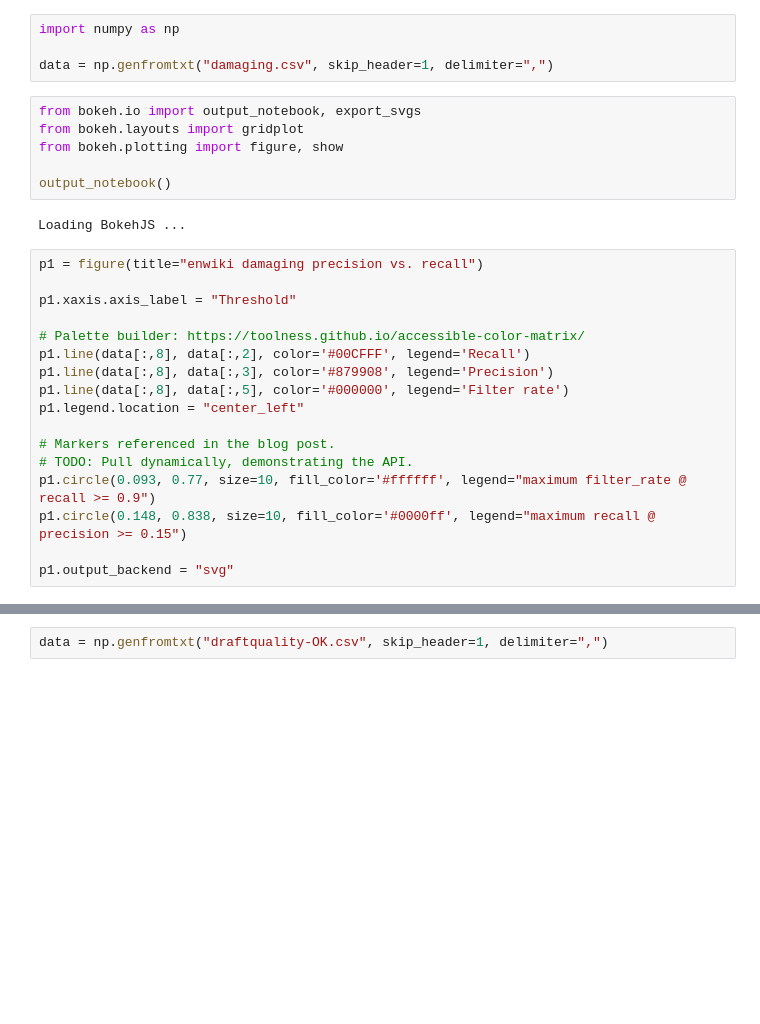
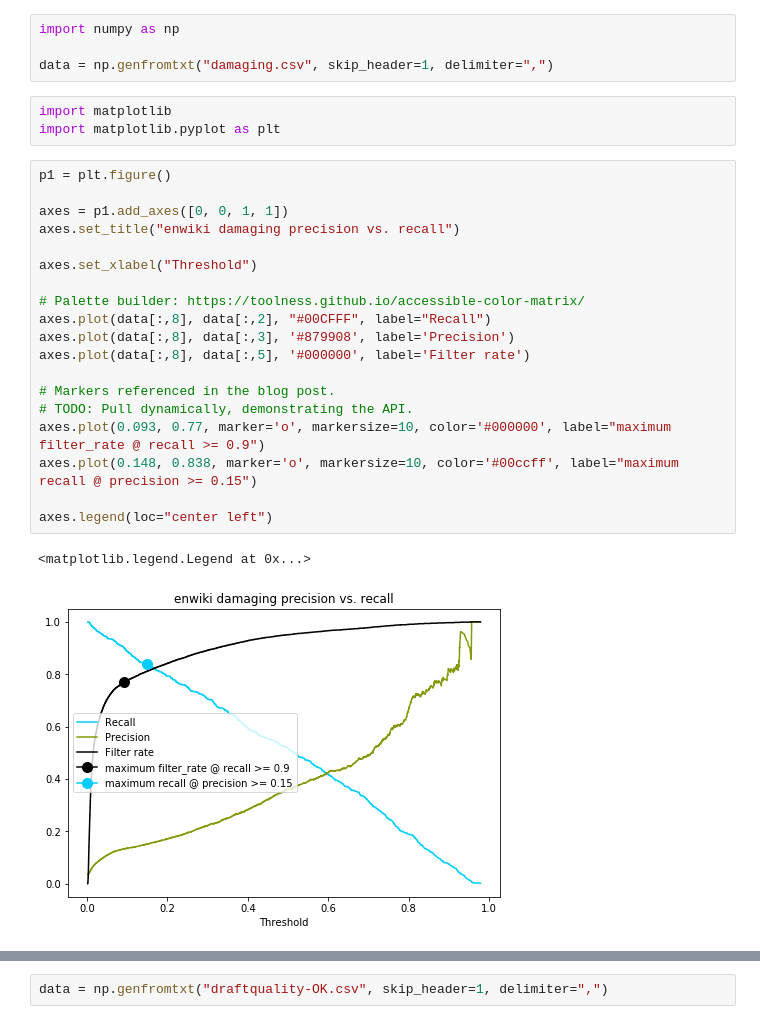
Before and after one commit to adamwight/thresholds_diagrams, a Jupyter notebook: Thresholds diagrams.ipynb, the cells around one changed output, grey strips where cells are left out. Drawn from its saved outputs; the diff is of its cells as text; blank space fills up the shorter version.

Commit message:
Rewrite plotting so that it's compatible with GitHub
Bokeh required JS which was unusable when embedded on GitHub.

```diff
--- a/Thresholds diagrams.ipynb
+++ b/Thresholds diagrams.ipynb
@@ -2,30 +2,30 @@
 import numpy as np
 
 data = np.genfromtxt("damaging.csv", skip_header=1, delimiter=",")
-# %%
-from bokeh.io import output_notebook, export_svgs
-from bokeh.layouts import gridplot
-from bokeh.plotting import figure, show
-
-output_notebook()
-# %% [output]
-Loading BokehJS ...
+# %%
+import matplotlib
+import matplotlib.pyplot as plt
 # %%
-p1 = figure(title="enwiki damaging precision vs. recall")
+p1 = plt.figure()
 
-p1.xaxis.axis_label = "Threshold"
+axes = p1.add_axes([0, 0, 1, 1])
+axes.set_title("enwiki damaging precision vs. recall")
+
+axes.set_xlabel("Threshold")
 
 # Palette builder: https://toolness.github.io/accessible-color-matrix/
-p1.line(data[:,8], data[:,2], color='#00CFFF', legend='Recall')
-p1.line(data[:,8], data[:,3], color='#879908', legend='Precision')
-p1.line(data[:,8], data[:,5], color='#000000', legend='Filter rate')
-p1.legend.location = "center_left"
+axes.plot(data[:,8], data[:,2], "#00CFFF", label="Recall")
+axes.plot(data[:,8], data[:,3], '#879908', label='Precision')
+axes.plot(data[:,8], data[:,5], '#000000', label='Filter rate')
 
 # Markers referenced in the blog post.
 # TODO: Pull dynamically, demonstrating the API.
-p1.circle(0.093, 0.77, size=10, fill_color='#ffffff', legend="maximum filter_rate @ recall >= 0.9")
-p1.circle(0.148, 0.838, size=10, fill_color='#0000ff', legend="maximum recall @ precision >= 0.15")
+axes.plot(0.093, 0.77, marker='o', markersize=10, color='#000000', label="maximum filter_rate @ recall >= 0.9")
+axes.plot(0.148, 0.838, marker='o', markersize=10, color='#00ccff', label="maximum recall @ precision >= 0.15")
 
-p1.output_backend = "svg"
+axes.legend(loc="center left")
+# %% [output]
+<matplotlib.legend.Legend at 0x...>
+[figure, added]
 # %%
 # Save to file
```
Also changed, not shown: parts of 2 cells of this notebook, 1 other file.
